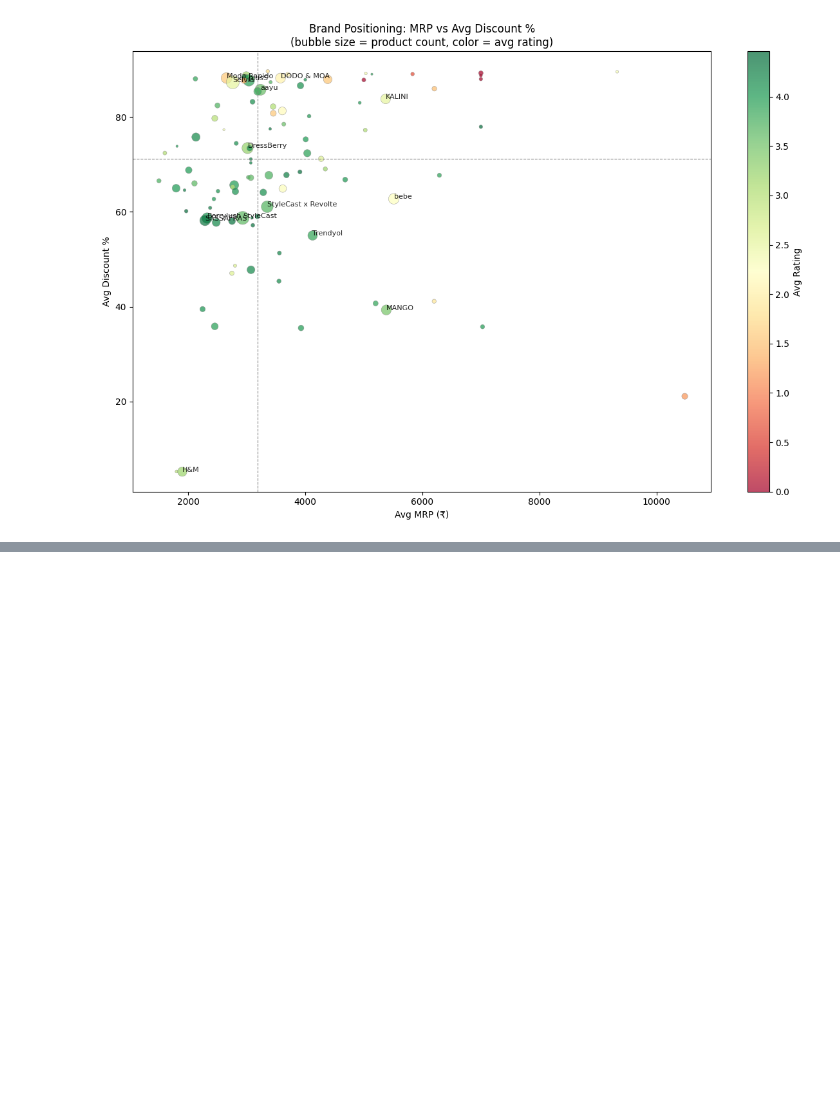
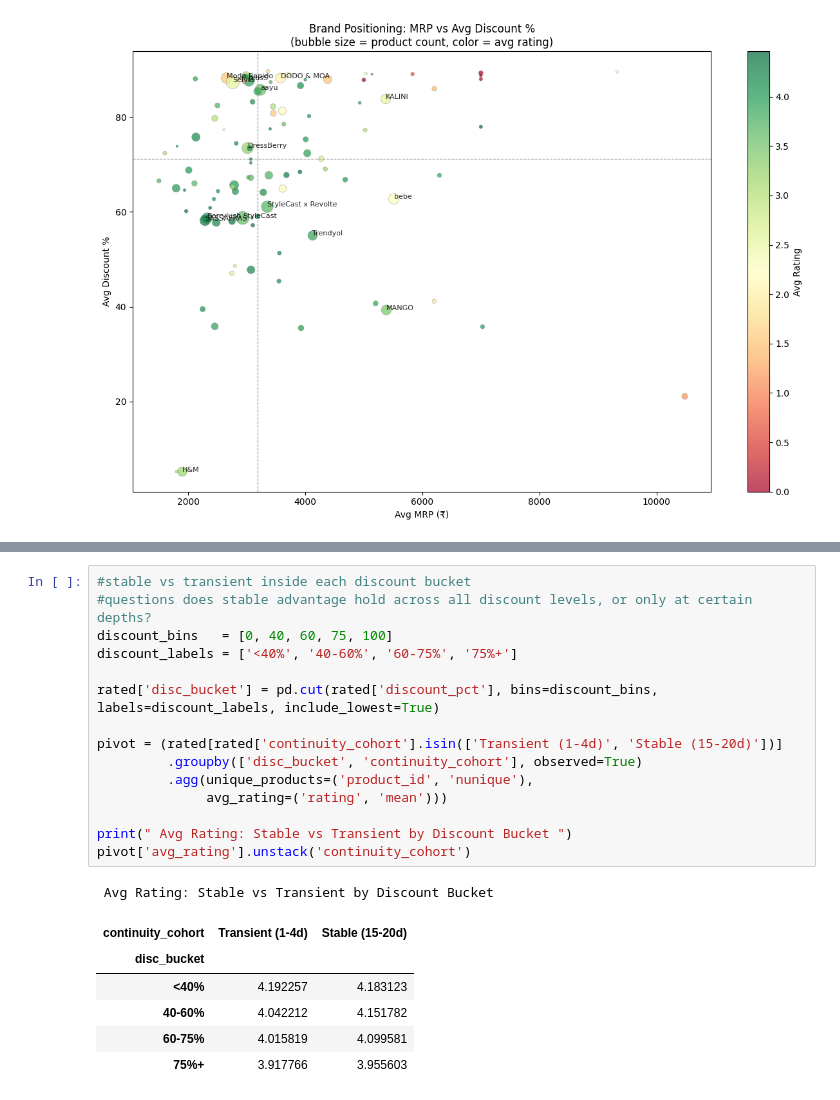
Before and after one commit to manjuq/myntra_pricing_analysis, a Jupyter notebook: analysis/myntra_analysis.ipynb, the cells around one changed output, grey strips where cells are left out. Cells and saved outputs as stored; diff of their text form; blank space fills up the shorter version.

```diff
--- a/analysis/myntra_analysis.ipynb
+++ b/analysis/myntra_analysis.ipynb
@@ -254,0 +434,23 @@ Passing `palette` without assigning `hue` is deprecated and will be removed in v
+# %%
+#stable vs transient inside each discount bucket
+#questions does stable advantage hold across all discount levels, or only at certain depths?
+discount_bins   = [0, 40, 60, 75, 100]
+discount_labels = ['<40%', '40-60%', '60-75%', '75%+']
+
+rated['disc_bucket'] = pd.cut(rated['discount_pct'], bins=discount_bins, labels=discount_labels, include_lowest=True)
+
+pivot = (rated[rated['continuity_cohort'].isin(['Transient (1-4d)', 'Stable (15-20d)'])]
+         .groupby(['disc_bucket', 'continuity_cohort'], observed=True)
+         .agg(unique_products=('product_id', 'nunique'),
+              avg_rating=('rating', 'mean')))
+
+print(" Avg Rating: Stable vs Transient by Discount Bucket ")
+pivot['avg_rating'].unstack('continuity_cohort')
+# %% [output]
+ Avg Rating: Stable vs Transient by Discount Bucket
+| continuity_cohort | Transient (1-4d) | Stable (15-20d) |
+| disc_bucket |  |  |
+| <40% | 4.192257 | 4.183123 |
+| 40-60% | 4.042212 | 4.151782 |
+| 60-75% | 4.015819 | 4.099581 |
+| 75%+ | 3.917766 | 3.955603 |
```
Also changed, not shown: parts of 22 cells of this notebook, 21 other files.
